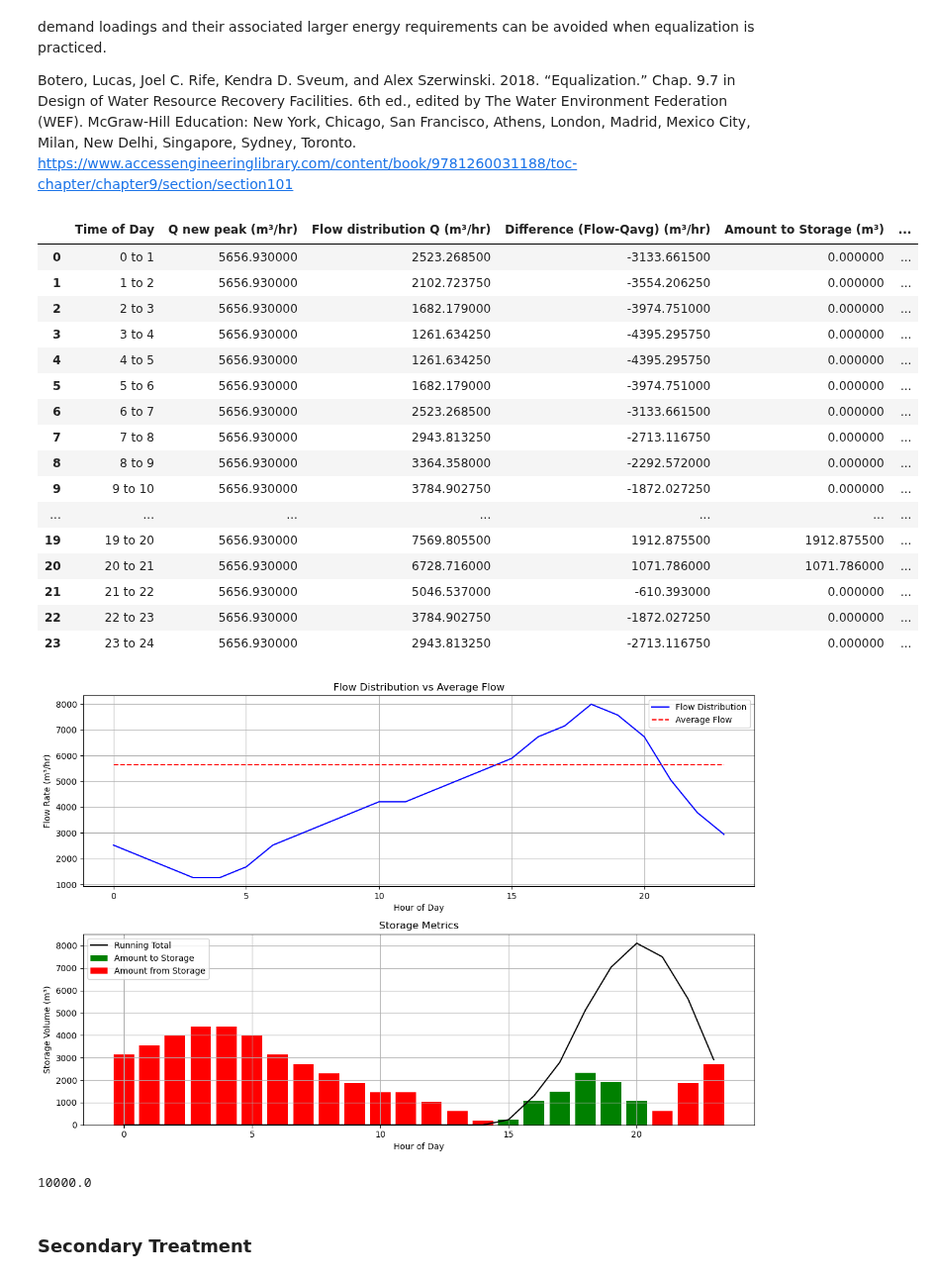
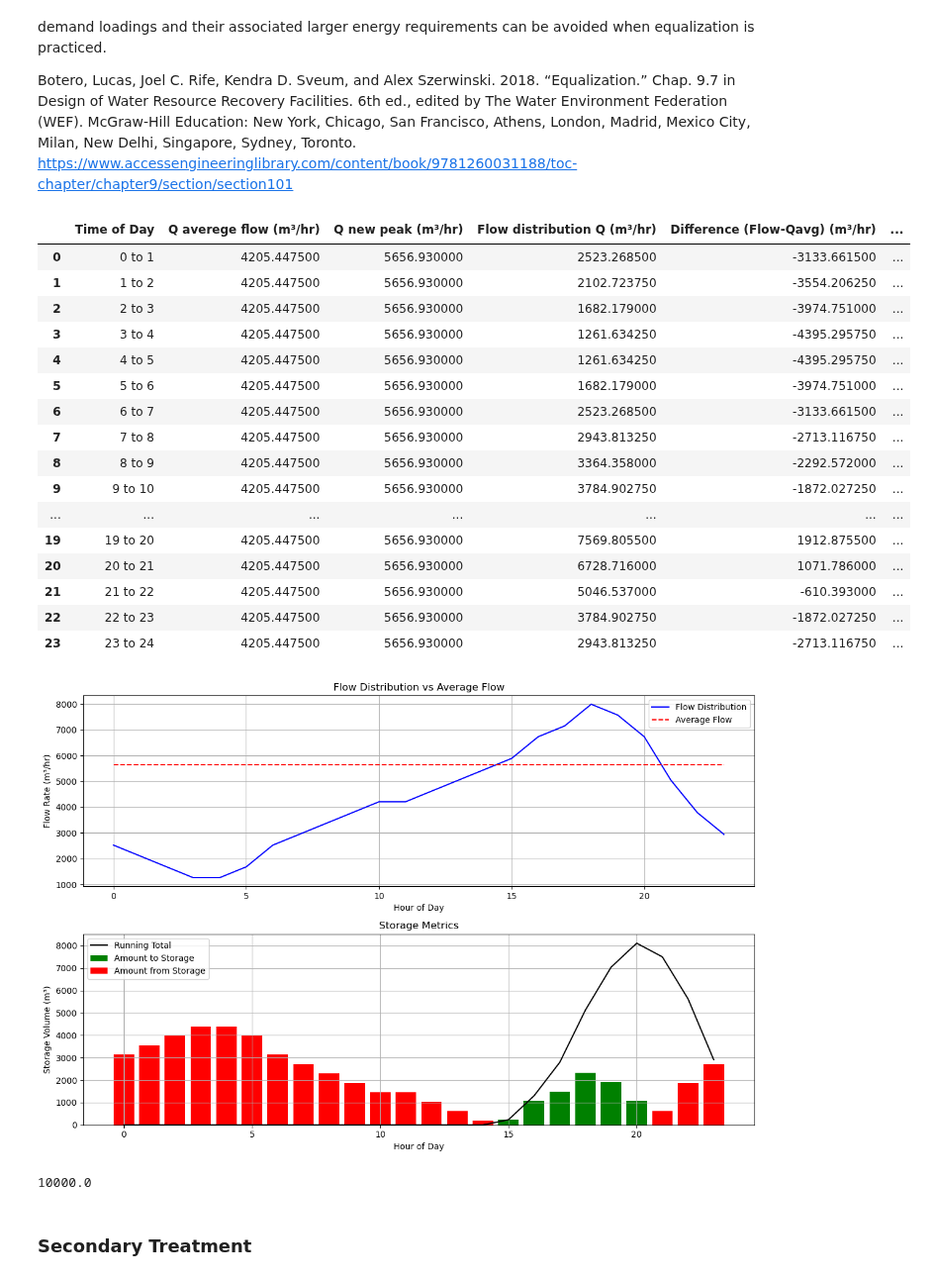
Before and after one commit to JMej0002/waterTreatmentProject2, a Jupyter notebook: Calculations/Group_10_Advance_water_treatment.ipynb, the cells around one changed output. Shown at 99% size. Saved outputs shown, nothing was run; the diff lists cells and outputs as text; code cells hidden in the pictures.

```diff
--- a/Calculations/Group_10_Advance_water_treatment.ipynb
+++ b/Calculations/Group_10_Advance_water_treatment.ipynb
@@ -316,6 +316,7 @@ Q_new_peak = 135766.32  # m³/day
 # Create data for the table
 data = {
     'Time of Day': [f"{i} to {i+1}" for i in range(0, 24)],
+    'Q averege flow (m³/hr)': [Q_total_projected_average/24] * 24,  # Constant average flow
     'Q new peak (m³/hr)': [Q_new_peak/24] * 24,  # Constant average flow
 }
 
@@ -408,50 +409,50 @@ plt.figure(figsize=(12, 8))
 plt.subplot(2, 1, 1)
 plt.plot(range(24), df['Flow distribution Q (m³/hr)'], 'b-', label='Flow Distribution')
 plt.plot(range(24), df['Q new peak (m³/hr)'], 'r--', label='Average Flow')
 plt.xlabel('Hour of Day')
 plt.ylabel('Flow Rate (m³/hr)')
 plt.title('Flow Distribution vs Average Flow')
 plt.grid(True)
 plt.legend()
 
 # Plot storage metrics
 plt.subplot(2, 1, 2)
 plt.bar(range(24), df['Amount to Storage (m³)'], color='green', label='Amount to Storage')
 plt.bar(range(24), df['Amount from Storage (m³)'], color='red', label='Amount from Storage')
 plt.plot(range(24), df['Running Total in Storage (m³)'], 'k-', label='Running Total')
 plt.xlabel('Hour of Day')
 plt.ylabel('Storage Volume (m³)')
 plt.title('Storage Metrics')
 plt.grid(True)
 plt.legend()
 
 plt.tight_layout()
 plt.show()
 
 #Include adquate safety factors
 
 safety_factor=1.2 #We meed to justify this.
 required_volume_equalizer=safety_factor*max(df['Running Total in Storage (m³)'])
 rounded_required_volume_equalizer=round(required_volume_equalizer,-3) #m3
 print (rounded_required_volume_equalizer)
 # %% [output]
-|  | Time of Day | Q new peak (m³/hr) | Flow distribution Q (m³/hr) | Difference (Flow-Qavg) (m³/hr) | Amount to Storage (m³) | ... |
-| 0 | 0 to 1 | 5656.930000 | 2523.268500 | -3133.661500 | 0.000000 | ... |
-| 1 | 1 to 2 | 5656.930000 | 2102.723750 | -3554.206250 | 0.000000 | ... |
-| 2 | 2 to 3 | 5656.930000 | 1682.179000 | -3974.751000 | 0.000000 | ... |
-| 3 | 3 to 4 | 5656.930000 | 1261.634250 | -4395.295750 | 0.000000 | ... |
-| 4 | 4 to 5 | 5656.930000 | 1261.634250 | -4395.295750 | 0.000000 | ... |
-| 5 | 5 to 6 | 5656.930000 | 1682.179000 | -3974.751000 | 0.000000 | ... |
-| 6 | 6 to 7 | 5656.930000 | 2523.268500 | -3133.661500 | 0.000000 | ... |
-| 7 | 7 to 8 | 5656.930000 | 2943.813250 | -2713.116750 | 0.000000 | ... |
-| 8 | 8 to 9 | 5656.930000 | 3364.358000 | -2292.572000 | 0.000000 | ... |
-| 9 | 9 to 10 | 5656.930000 | 3784.902750 | -1872.027250 | 0.000000 | ... |
+|  | Time of Day | Q averege flow (m³/hr) | Q new peak (m³/hr) | Flow distribution Q (m³/hr) | Difference (Flow-Qavg) (m³/hr) | ... |
+| 0 | 0 to 1 | 4205.447500 | 5656.930000 | 2523.268500 | -3133.661500 | ... |
+| 1 | 1 to 2 | 4205.447500 | 5656.930000 | 2102.723750 | -3554.206250 | ... |
+| 2 | 2 to 3 | 4205.447500 | 5656.930000 | 1682.179000 | -3974.751000 | ... |
+| 3 | 3 to 4 | 4205.447500 | 5656.930000 | 1261.634250 | -4395.295750 | ... |
+| 4 | 4 to 5 | 4205.447500 | 5656.930000 | 1261.634250 | -4395.295750 | ... |
+| 5 | 5 to 6 | 4205.447500 | 5656.930000 | 1682.179000 | -3974.751000 | ... |
+| 6 | 6 to 7 | 4205.447500 | 5656.930000 | 2523.268500 | -3133.661500 | ... |
+| 7 | 7 to 8 | 4205.447500 | 5656.930000 | 2943.813250 | -2713.116750 | ... |
+| 8 | 8 to 9 | 4205.447500 | 5656.930000 | 3364.358000 | -2292.572000 | ... |
+| 9 | 9 to 10 | 4205.447500 | 5656.930000 | 3784.902750 | -1872.027250 | ... |
 | ... | ... | ... | ... | ... | ... | ... |
-| 19 | 19 to 20 | 5656.930000 | 7569.805500 | 1912.875500 | 1912.875500 | ... |
-| 20 | 20 to 21 | 5656.930000 | 6728.716000 | 1071.786000 | 1071.786000 | ... |
-| 21 | 21 to 22 | 5656.930000 | 5046.537000 | -610.393000 | 0.000000 | ... |
-| 22 | 22 to 23 | 5656.930000 | 3784.902750 | -1872.027250 | 0.000000 | ... |
-| 23 | 23 to 24 | 5656.930000 | 2943.813250 | -2713.116750 | 0.000000 | ... |
+| 19 | 19 to 20 | 4205.447500 | 5656.930000 | 7569.805500 | 1912.875500 | ... |
+| 20 | 20 to 21 | 4205.447500 | 5656.930000 | 6728.716000 | 1071.786000 | ... |
+| 21 | 21 to 22 | 4205.447500 | 5656.930000 | 5046.537000 | -610.393000 | ... |
+| 22 | 22 to 23 | 4205.447500 | 5656.930000 | 3784.902750 | -1872.027250 | ... |
+| 23 | 23 to 24 | 4205.447500 | 5656.930000 | 2943.813250 | -2713.116750 | ... |
 [figure]
 10000.0
 # %% [markdown]
```
Also changed, not shown: parts of 1 cell of this notebook.
